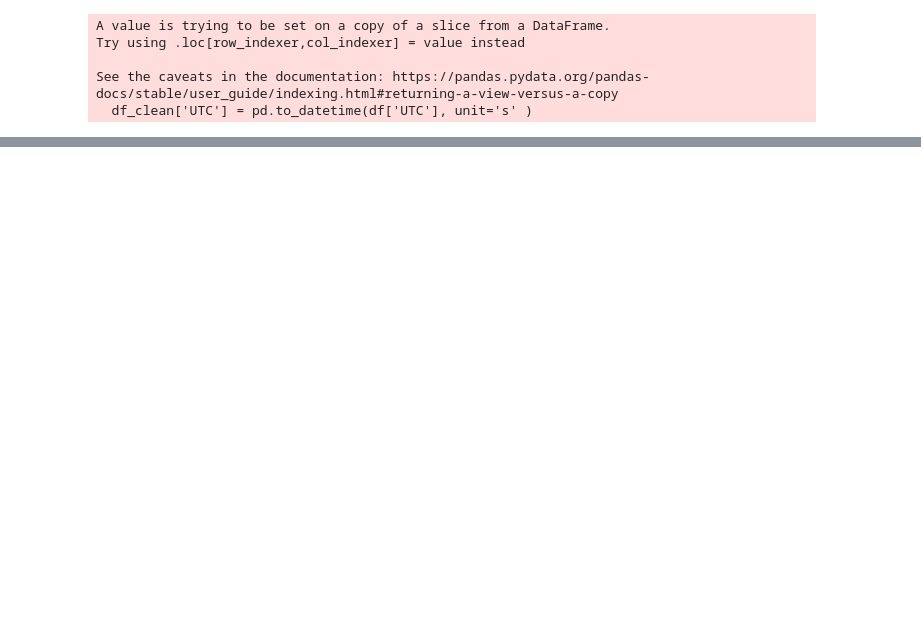
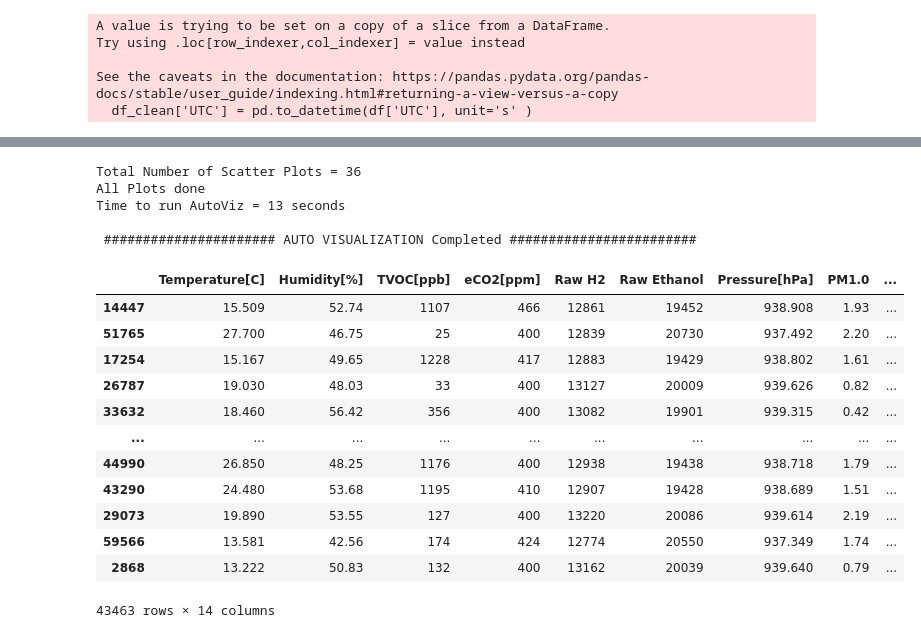
Before and after one commit to albertboo9/Syst-me_D-tection_Incendie, a Jupyter notebook: machine_learning/notebooks/preparation_donnees.ipynb, the cells around one changed output, grey strips where cells are left out. Saved outputs shown, nothing was run; the diff lists cells and outputs as text; code cells hidden in the pictures; blank space fills up the shorter version.

Commit message:
nouveau nettoyage de données

```diff
--- a/machine_learning/notebooks/preparation_donnees.ipynb
+++ b/machine_learning/notebooks/preparation_donnees.ipynb
@@ -40,3 +40,57 @@ Try using .loc[row_indexer,col_indexer] = value instead
 
 See the caveats in the documentation: https://pandas.pydata.org/pandas-docs/stable/user_guide/indexing.html#returning-a-view-versus-a-copy
   df_clean['UTC'] = pd.to_datetime(df['UTC'], unit='s' )
+# %%
+import pandas as pd
+import numpy as np
+import matplotlib.pyplot as plt
+import seaborn as sns
+
+# Charger les données
+data = pd.read_csv("../data/raw/smoke_detection_iot.csv")
+
+# Fonction pour détecter et supprimer les outliers en utilisant la méthode des boîtes à moustaches
+def remove_outliers(df, column):
+    Q1 = df[column].quantile(0.25)
+    Q3 = df[column].quantile(0.75)
+    IQR = Q3 - Q1
+    lower_bound = Q1 - 1.5 * IQR
+    upper_bound = Q3 + 1.5 * IQR
+    df = df[(df[column] >= lower_bound) & (df[column] <= upper_bound)]
+    return df
+
+from autoviz.AutoViz_Class  import AutoViz_Class
+
+
+
+AV = AutoViz_Class()
+AV.AutoViz(filename='',dfte=data,depVar='Fire Alarm',verbose=1,max_rows_analyzed=data.shape[0]
+               ,max_cols_analyzed=data.shape[1])
+
+# Liste des colonnes numériques
+numerical_cols = ['Temperature[C]','Humidity[%]','TVOC[ppb]','eCO2[ppm]','Raw H2','Raw Ethanol','Pressure[hPa]','PM1.0','PM2.5','NC0.5','NC1.0','NC2.5']
+
+# Supprimer les outliers pour chaque colonne numérique
+for col in numerical_cols:
+    data = remove_outliers(data, col)
+
+# Visualisation des boîtes à moustaches après suppression des outliers
+plt.figure(figsize=(15, 10))
+sns.boxplot(data=data[numerical_cols])
+plt.xticks(rotation=45)
+plt.title("Boîtes à moustaches après suppression des outliers")
+plt.show()
+
+
+# Sauvegarder le dataset nettoyé
+data.to_csv("clean_dataset_.csv", index=False)
+
+
+
+
+print("\n\n -------------------------------------- après le nettoyage --------------------------------- \n \n ")
+
+AV = AutoViz_Class()
+AV.AutoViz(filename='',dfte=data,depVar='Fire Alarm',verbose=1,max_rows_analyzed=data.shape[0]
+               ,max_cols_analyzed=data.shape[1])
+# %% [output]
@@ -42,0 +161,18 @@ See the caveats in the documentation: https://pandas.pydata.org/pandas-docs/stab
+Total Number of Scatter Plots = 36
+All Plots done
+Time to run AutoViz = 13 seconds
+
+ ###################### AUTO VISUALIZATION Completed ########################
+|  | Temperature[C] | Humidity[%] | TVOC[ppb] | eCO2[ppm] | Raw H2 | Raw Ethanol | Pressure[hPa] | PM1.0 | ... |
+| 14447 | 15.509 | 52.74 | 1107 | 466 | 12861 | 19452 | 938.908 | 1.93 | ... |
+| 51765 | 27.700 | 46.75 | 25 | 400 | 12839 | 20730 | 937.492 | 2.20 | ... |
+| 17254 | 15.167 | 49.65 | 1228 | 417 | 12883 | 19429 | 938.802 | 1.61 | ... |
+| 26787 | 19.030 | 48.03 | 33 | 400 | 13127 | 20009 | 939.626 | 0.82 | ... |
+| 33632 | 18.460 | 56.42 | 356 | 400 | 13082 | 19901 | 939.315 | 0.42 | ... |
+| ... | ... | ... | ... | ... | ... | ... | ... | ... | ... |
+| 44990 | 26.850 | 48.25 | 1176 | 400 | 12938 | 19438 | 938.718 | 1.79 | ... |
+| 43290 | 24.480 | 53.68 | 1195 | 410 | 12907 | 19428 | 938.689 | 1.51 | ... |
+| 29073 | 19.890 | 53.55 | 127 | 400 | 13220 | 20086 | 939.614 | 2.19 | ... |
+| 59566 | 13.581 | 42.56 | 174 | 424 | 12774 | 20550 | 937.349 | 1.74 | ... |
+| 2868 | 13.222 | 50.83 | 132 | 400 | 13162 | 20039 | 939.640 | 0.79 | ... |
+43463 rows × 14 columns
```
Also changed, not shown: parts of 1 cell of this notebook, 2 other files.
